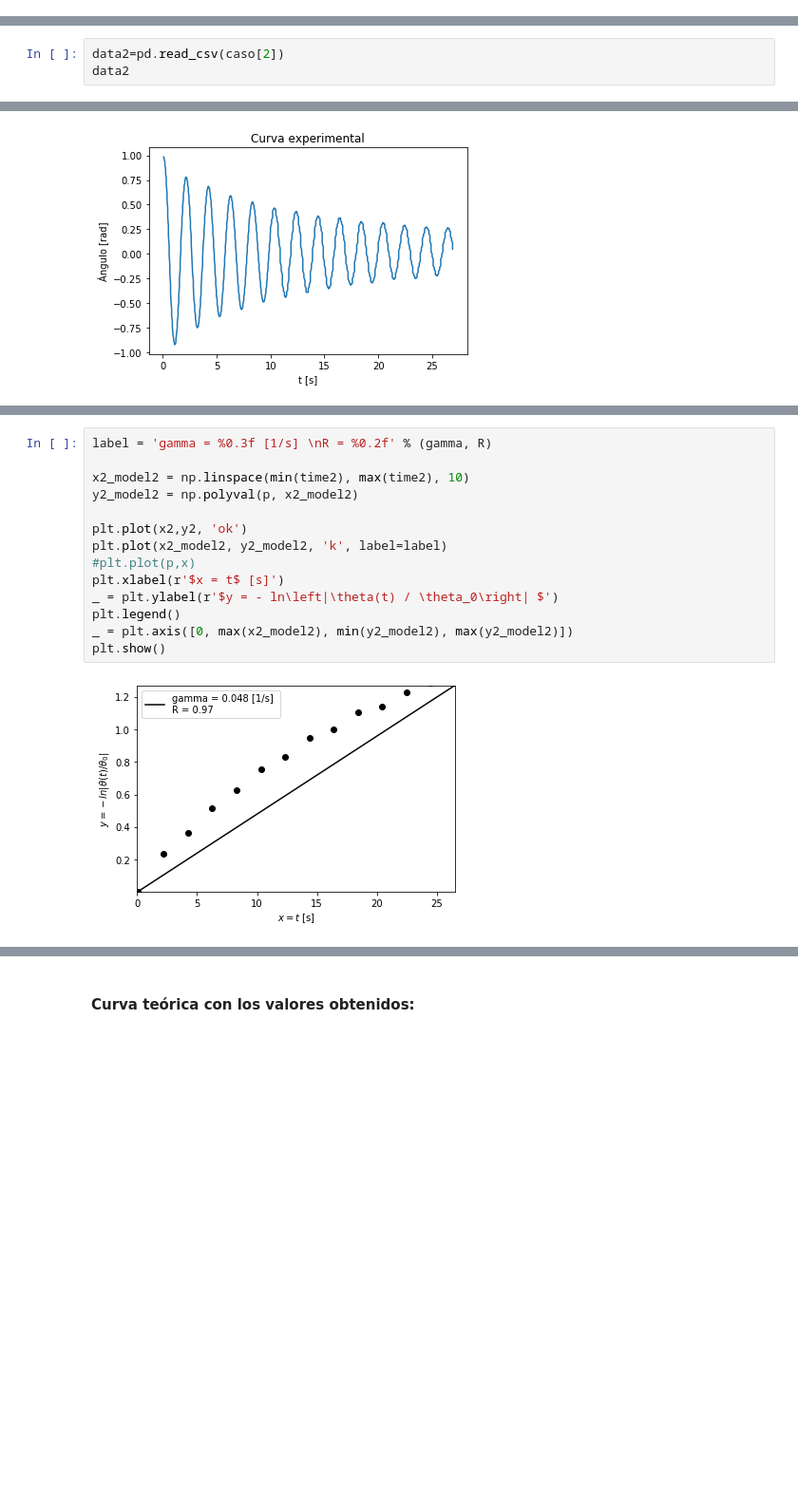
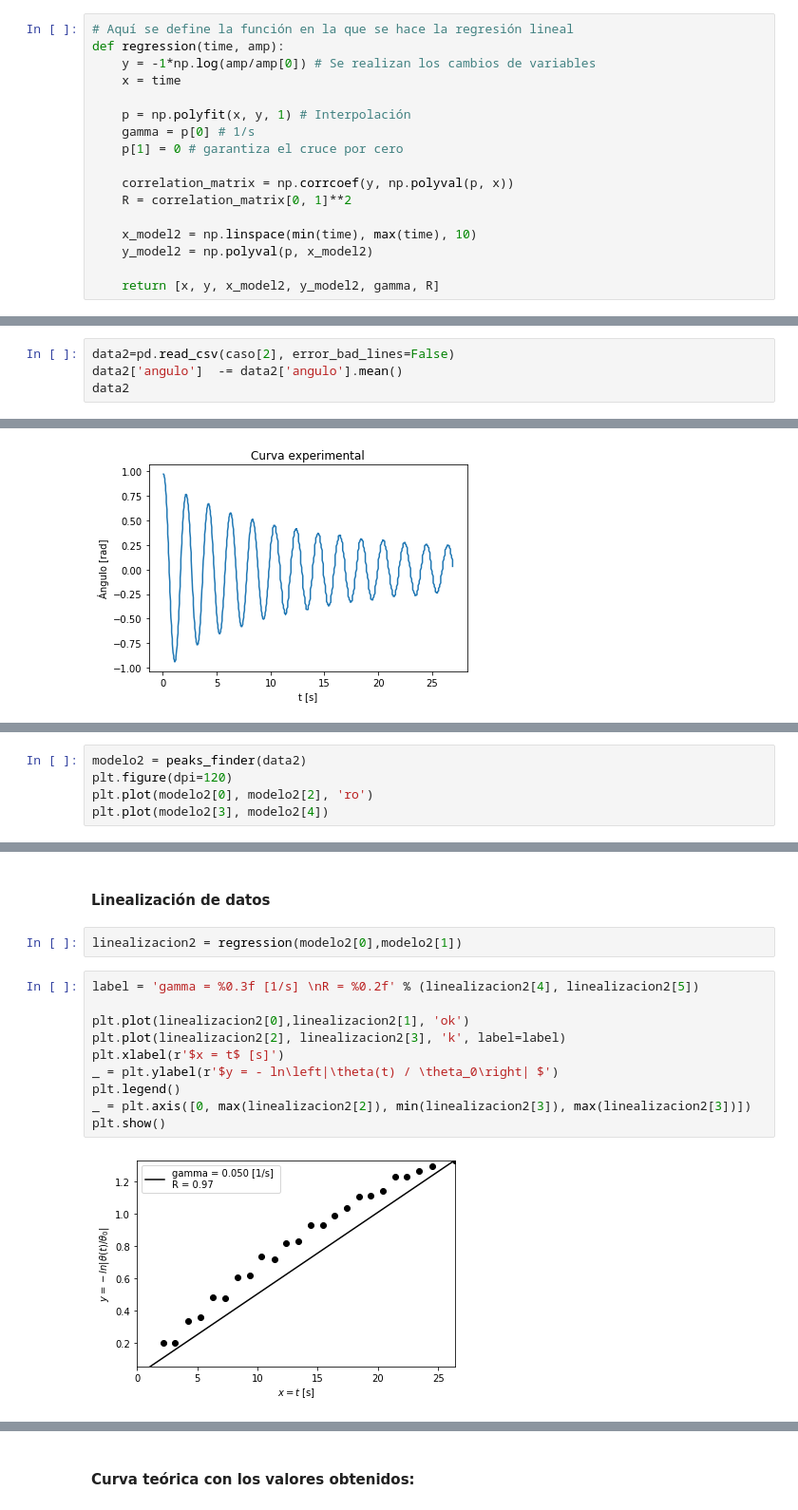
Before and after one commit to davidalejandromiranda/laboratorios-fisica, a Jupyter notebook: f3/i2_Pendulo_Simple/Pendulo_Simple.ipynb, the cells around one changed output, grey strips where cells are left out. Shown: that part at 95% size. Saved outputs shown, nothing was run; the diff lists cells and outputs as text; blank space fills up the shorter version.

```diff
--- a/f3/i2_Pendulo_Simple/Pendulo_Simple.ipynb
+++ b/f3/i2_Pendulo_Simple/Pendulo_Simple.ipynb
@@ -84,0 +109,17 @@ Omega=np.sqrt(omenat**2 - gamma**2)
+# %%
+# Aquí se define la función en la que se hace la regresión lineal
+def regression(time, amp):
+    y = -1*np.log(amp/amp[0]) # Se realizan los cambios de variables
+    x = time
+
+    p = np.polyfit(x, y, 1) # Interpolación
+    gamma = p[0] # 1/s
+    p[1] = 0 # garantiza el cruce por cero
+
+    correlation_matrix = np.corrcoef(y, np.polyval(p, x))
+    R = correlation_matrix[0, 1]**2
+
+    x_model2 = np.linspace(min(time), max(time), 10)
+    y_model2 = np.polyval(p, x_model2)
+
+    return [x, y, x_model2, y_model2, gamma, R]
@@ -256,7 +255,8 @@ Evidentemente la deducción de $\Omega$ es mejor por la forma 1 ya que es un mé
 # %% [markdown]
 #### Oscilaciones $\sim 60^{\circ}$
 # %%
-data2=pd.read_csv(caso[2])
+data2=pd.read_csv(caso[2], error_bad_lines=False)
+data2['angulo']  -= data2['angulo'].mean()
 data2
 # %% [output]
 |  | t | angulo |
@@ -298,0 +285,5 @@ R = correlation_matrix[0, 1]**2
+# %%
+modelo2 = peaks_finder(data2)
+plt.figure(dpi=120)
+plt.plot(modelo2[0], modelo2[2], 'ro')
+plt.plot(modelo2[3], modelo2[4])
@@ -299,16 +293,16 @@ R = correlation_matrix[0, 1]**2
+# %% [markdown]
+#### Linealización de datos
+# %%
+linealizacion2 = regression(modelo2[0],modelo2[1])
 # %%
-label = 'gamma = %0.3f [1/s] \nR = %0.2f' % (gamma, R)
+label = 'gamma = %0.3f [1/s] \nR = %0.2f' % (linealizacion2[4], linealizacion2[5])
 
-x2_model2 = np.linspace(min(time2), max(time2), 10)
-y2_model2 = np.polyval(p, x2_model2)
-
-plt.plot(x2,y2, 'ok')
-plt.plot(x2_model2, y2_model2, 'k', label=label)
-#plt.plot(p,x)
+plt.plot(linealizacion2[0],linealizacion2[1], 'ok')
+plt.plot(linealizacion2[2], linealizacion2[3], 'k', label=label)
 plt.xlabel(r'$x = t$ [s]')
 _ = plt.ylabel(r'$y = - ln\left|\theta(t) / \theta_0\right| $')
 plt.legend()
-_ = plt.axis([0, max(x2_model2), min(y2_model2), max(y2_model2)])
+_ = plt.axis([0, max(linealizacion2[2]), min(linealizacion2[3]), max(linealizacion2[3])])
 plt.show()
 # %% [output]
-[figure, old version]
+[figure, new version]
```
Also changed, not shown: parts of 48 cells of this notebook.
